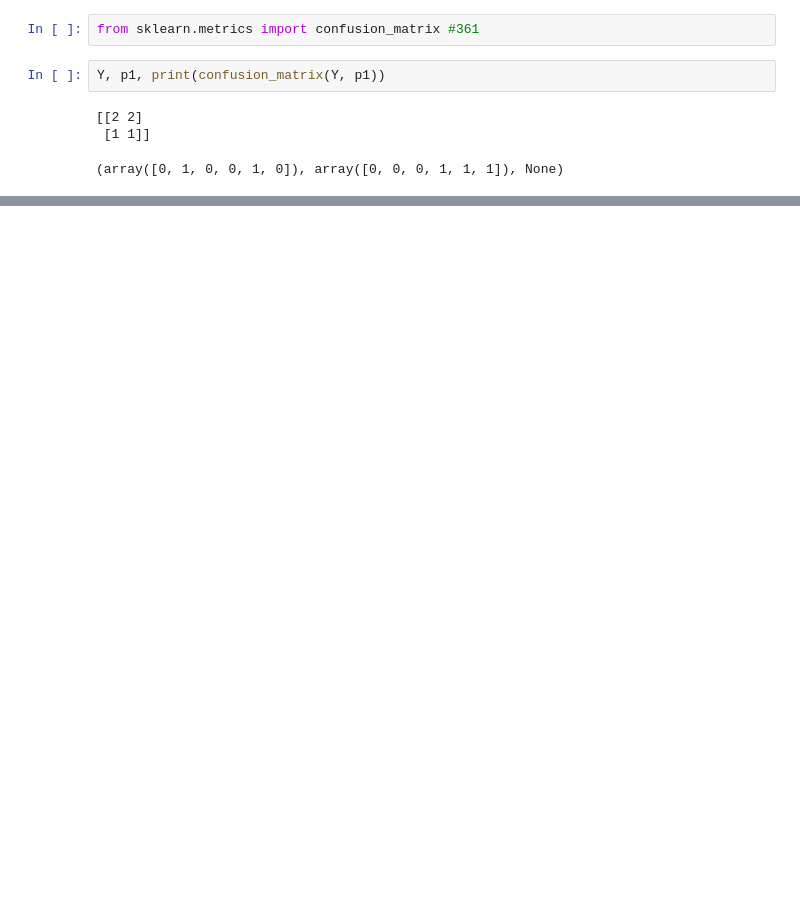
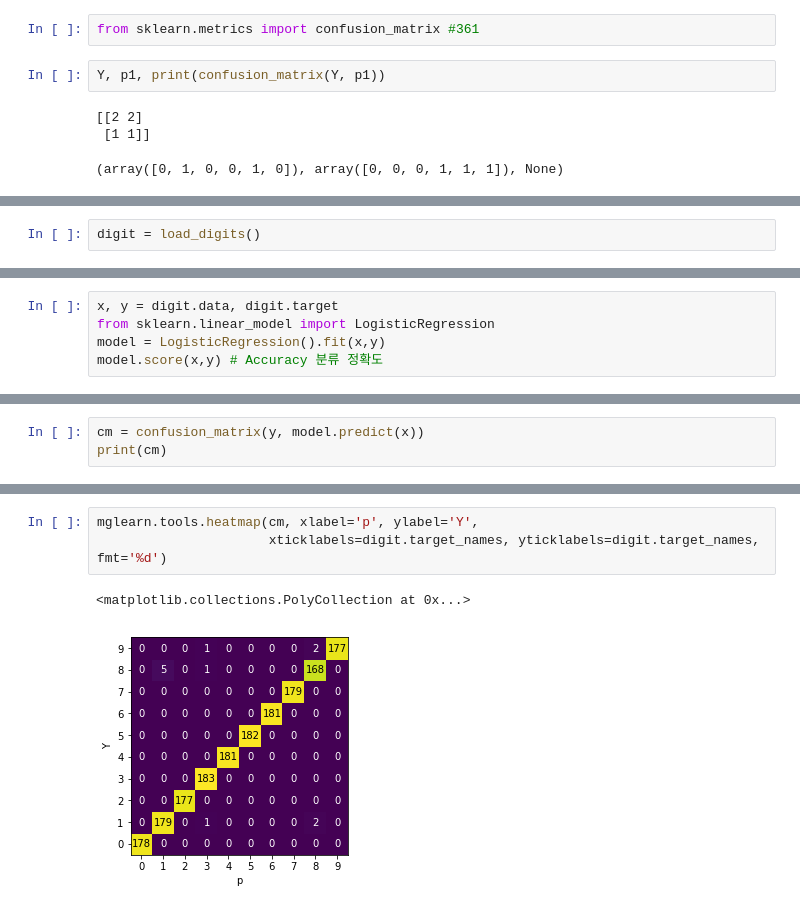
Before and after one commit to sogangori/NH_python, a Jupyter notebook: day_11_evaluate.ipynb, the cells around one changed output, grey strips where cells are left out. Saved outputs shown, nothing was run; the diff lists cells and outputs as text; blank space fills up the shorter version.

```diff
--- a/day_11_evaluate.ipynb
+++ b/day_11_evaluate.ipynb
@@ -242,0 +251,2 @@ Y, p1, print(confusion_matrix(Y, p1))
+# %%
+digit = load_digits()
@@ -242,0 +259,5 @@ Y, p1, print(confusion_matrix(Y, p1))
+# %%
+x, y = digit.data, digit.target
+from sklearn.linear_model import LogisticRegression
+model = LogisticRegression().fit(x,y)
+model.score(x,y) # Accuracy 분류 정확도
@@ -242,0 +267,3 @@ Y, p1, print(confusion_matrix(Y, p1))
+# %%
+cm = confusion_matrix(y, model.predict(x))
+print(cm)
@@ -242,0 +281,6 @@ Y, p1, print(confusion_matrix(Y, p1))
+# %%
+mglearn.tools.heatmap(cm, xlabel='p', ylabel='Y',
+                      xticklabels=digit.target_names, yticklabels=digit.target_names, fmt='%d')
+# %% [output]
+<matplotlib.collections.PolyCollection at 0x...>
+[figure, added]
```
Also changed, not shown: parts of 10 cells of this notebook.
